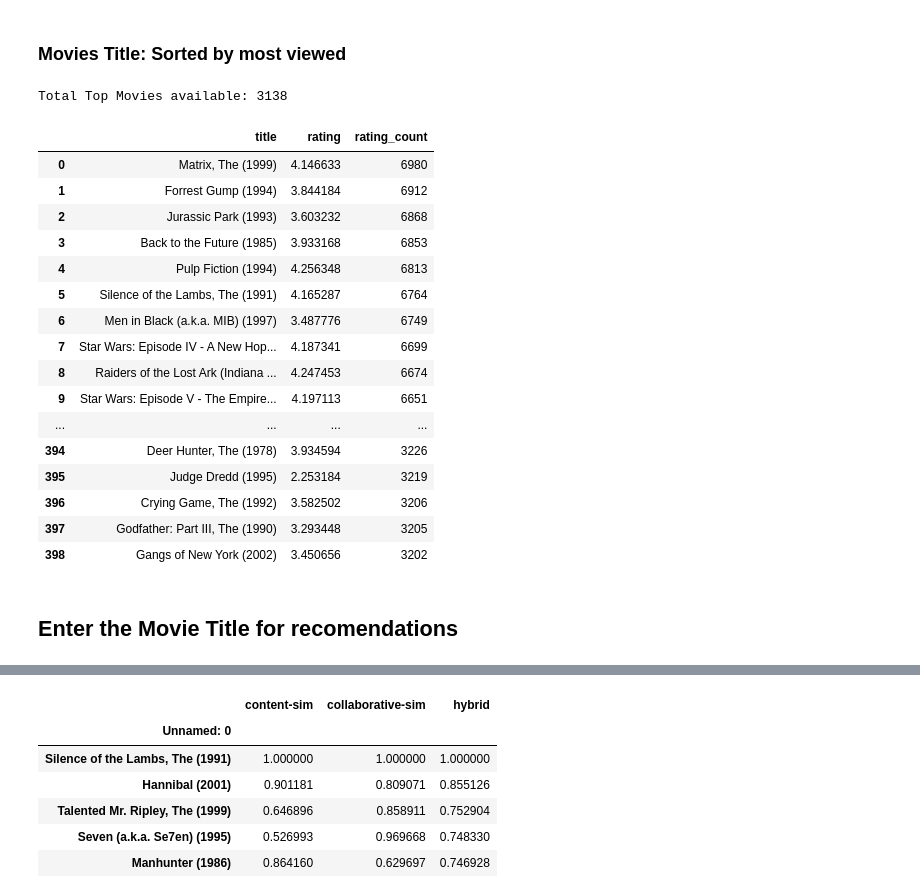
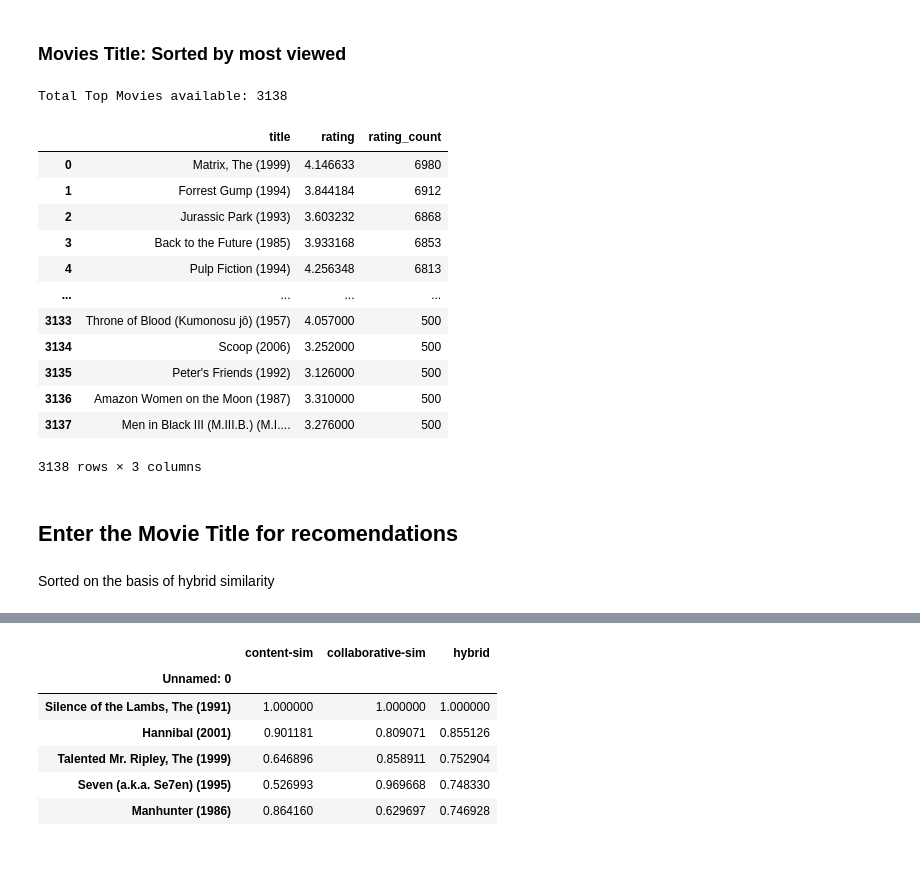
Before and after one commit to Vijay1C/Movie_Recomendation, a Jupyter notebook: MovieLens_RS_Project.ipynb, the cells around one changed output, grey strips where cells are left out. Saved outputs shown, nothing was run; the diff lists cells and outputs as text; code cells hidden in the pictures; blank space fills up the shorter version.

```diff
--- a/MovieLens_RS_Project.ipynb
+++ b/MovieLens_RS_Project.ipynb
@@ -472,30 +472,28 @@ def recommend_movies(title):
 # %% [markdown]
 ### **Movies Title:** Sorted by most viewed
 # %%
-pd.set_option('display.max_rows', None)
+pd.set_option('display.max_rows', 10)
 print("\nTotal Top Movies available: {}\n\n".format(movies_title_most_viewed.shape[0]))
 movies_title_most_viewed
 # %% [output]
 Total Top Movies available: 3138
 |  | title | rating | rating_count |
 | 0 | Matrix, The (1999) | 4.146633 | 6980 |
 | 1 | Forrest Gump (1994) | 3.844184 | 6912 |
 | 2 | Jurassic Park (1993) | 3.603232 | 6868 |
 | 3 | Back to the Future (1985) | 3.933168 | 6853 |
 | 4 | Pulp Fiction (1994) | 4.256348 | 6813 |
-| 5 | Silence of the Lambs, The (1991) | 4.165287 | 6764 |
-| 6 | Men in Black (a.k.a. MIB) (1997) | 3.487776 | 6749 |
-| 7 | Star Wars: Episode IV - A New Hop... | 4.187341 | 6699 |
-| 8 | Raiders of the Lost Ark (Indiana ... | 4.247453 | 6674 |
-| 9 | Star Wars: Episode V - The Empire... | 4.197113 | 6651 |
 | ... | ... | ... | ... |
-| 394 | Deer Hunter, The (1978) | 3.934594 | 3226 |
-| 395 | Judge Dredd (1995) | 2.253184 | 3219 |
-| 396 | Crying Game, The (1992) | 3.582502 | 3206 |
-| 397 | Godfather: Part III, The (1990) | 3.293448 | 3205 |
-| 398 | Gangs of New York (2002) | 3.450656 | 3202 |
+| 3133 | Throne of Blood (Kumonosu jô) (1957) | 4.057000 | 500 |
+| 3134 | Scoop (2006) | 3.252000 | 500 |
+| 3135 | Peter's Friends (1992) | 3.126000 | 500 |
+| 3136 | Amazon Women on the Moon (1987) | 3.310000 | 500 |
+| 3137 | Men in Black III (M.III.B.) (M.I.... | 3.276000 | 500 |
+3138 rows × 3 columns
 # %% [markdown]
 ## **Enter the Movie Title for recomendations**
+# %% [markdown]
+Sorted on the basis of hybrid similarity
 # %%
 recommend_movies("Matrix, The (1999)")
 # %% [output]
```
Also changed, not shown: parts of 3 cells of this notebook.
